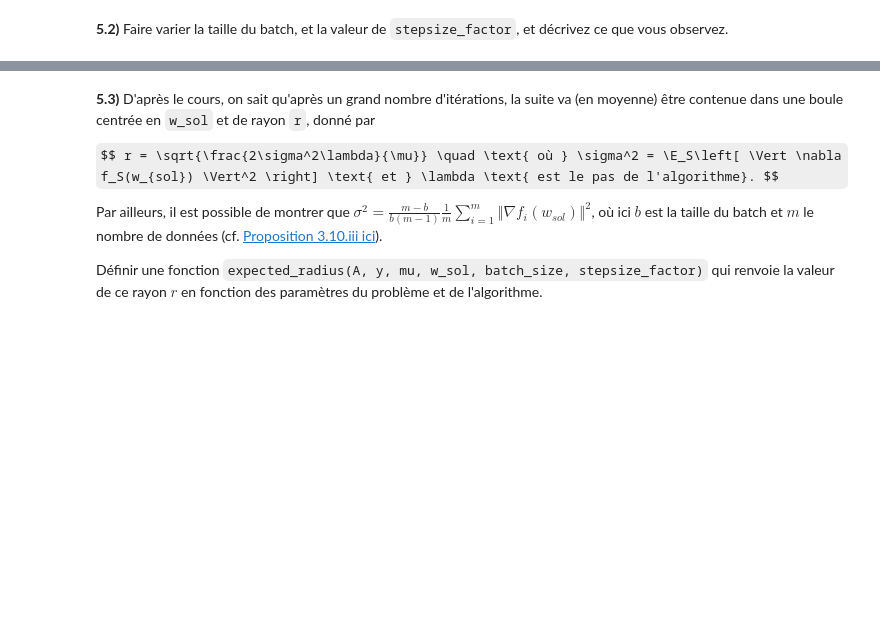
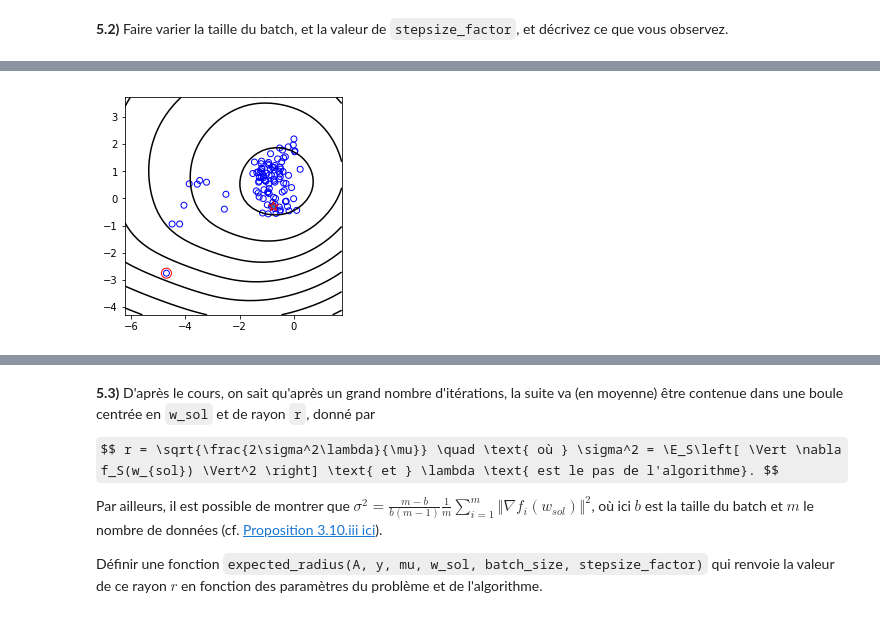
Before and after one commit to JLechuga94/ML-Optimisation, a Jupyter notebook: TP_students.ipynb, the cells around one changed output, grey strips where cells are left out. Cells and saved outputs as stored; diff of their text form; code cells hidden in the pictures; some formulas as TeX source; blank space fills up the shorter version.

```diff
--- a/TP_students.ipynb
+++ b/TP_students.ipynb
@@ -790,0 +794,5 @@ array([0.74424353, 0.37312233])
+# %%
+plot_levelset(A, y, mu, d[1].T)
+plot_solution(d[0])
+# %% [output]
+[figure, added]
```
Also changed, not shown: parts of 17 cells of this notebook.
